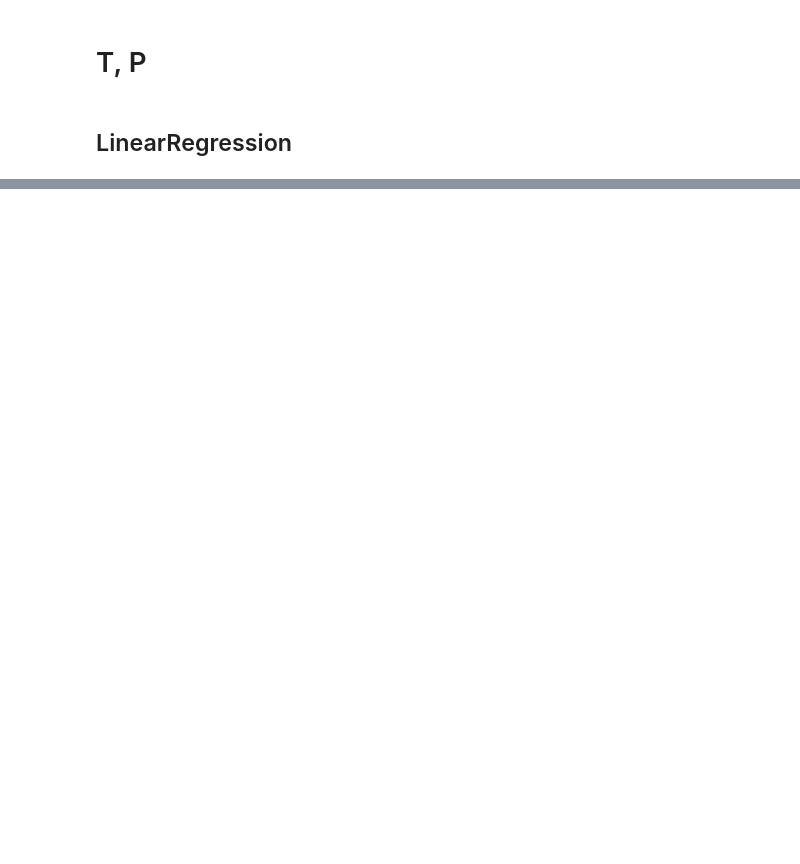
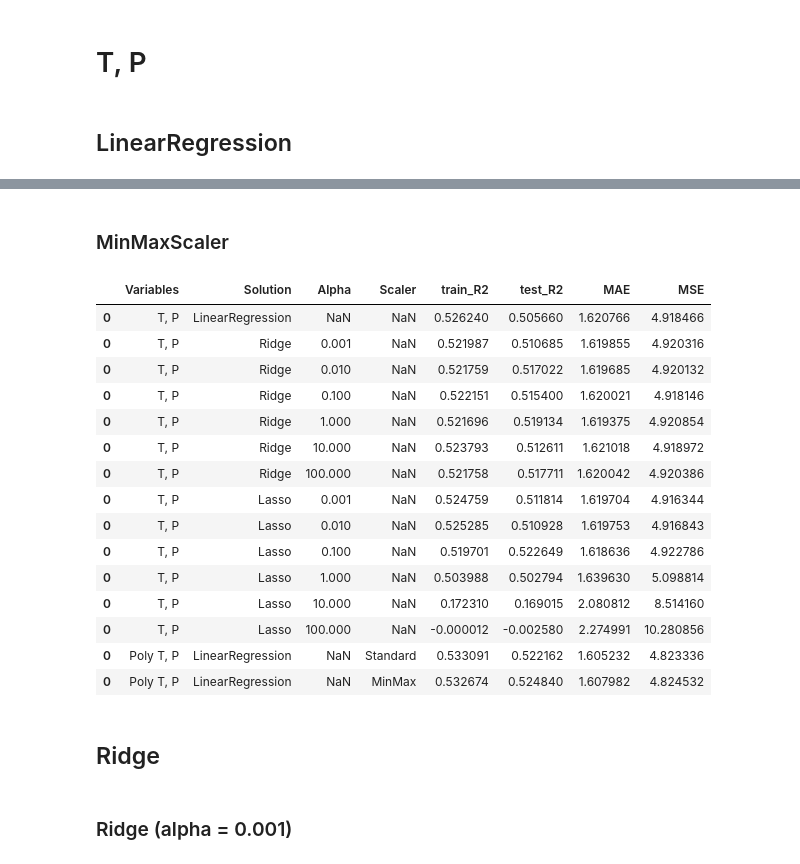
Before and after one commit to hoonzi-s/APC, a Jupyter notebook: #1 ALK _ 213BTMRVP Inferential _ Rev 1.ipynb, the cells around one changed output, grey strips where cells are left out. Saved outputs shown, nothing was run; the diff lists cells and outputs as text; code cells hidden in the pictures; blank space fills up the shorter version.

```diff
--- a/#1 ALK _ 213BTMRVP Inferential _ Rev 1.ipynb
+++ b/#1 ALK _ 213BTMRVP Inferential _ Rev 1.ipynb
@@ -149,0 +827,71 @@ array([0.53683313, 0.51509221, 0.52252735, 0.46618886, 0.60315708])
+# %% [markdown]
+### MinMaxScaler
+# %%
+input = data[['T', 'P']]
+target = data['RVP']
+
+pf = PolynomialFeatures()
+pf.fit(input)
+input_poly = pf.transform(input)
+
+train_R2 = []
+test_R2 = []
+mae = []
+mse = []
+
+vars = 'Poly T, P'
+soln = 'LinearRegression'
+alpha = np.nan
+scaler = 'MinMax'
+# %%
+for i in range(n):
+  train_input, test_input, train_target, test_target = tts(input_poly, target, test_size = 7/27)
+  mm = MinMaxScaler()
+  mm.fit(train_input)
+  input_poly = mm.transform(input_poly)
+  train_poly = mm.transform(train_input)
+  test_poly = mm.transform(test_input)
+
+  lr = LinearRegression()
+  scores = cross_validate(lr, train_poly, train_target, cv = KFold(), return_estimator = True)
+
+  best_index = np.argmax(scores['test_score'])
+  best_model = scores['estimator'][best_index]
+
+  train_R2.append(best_model.score(train_poly, train_target))
+  test_R2.append(best_model.score(test_poly, test_target))
+  inferential = np.sum(best_model.coef_ * input_poly, axis = 1) + best_model.intercept_
+  mae.append(MAE(target, inferential))
+  mse.append(MSE(target, inferential))
+
+new = pd.DataFrame({'Variables': vars,
+                    'Solution': soln,
+                    'Scaler': scaler,
+                    'train_R2': np.mean(train_R2),
+                    'test_R2': np.mean(test_R2),
+                    'MAE': np.mean(mae),
+                    'MSE': np.mean(mse)},
+                   index = [0])
+information = pd.concat([information, new])
+information
+# %% [output]
+|  | Variables | Solution | Alpha | Scaler | train_R2 | test_R2 | MAE | MSE |
+| 0 | T, P | LinearRegression | NaN | NaN | 0.526240 | 0.505660 | 1.620766 | 4.918466 |
+| 0 | T, P | Ridge | 0.001 | NaN | 0.521987 | 0.510685 | 1.619855 | 4.920316 |
+| 0 | T, P | Ridge | 0.010 | NaN | 0.521759 | 0.517022 | 1.619685 | 4.920132 |
+| 0 | T, P | Ridge | 0.100 | NaN | 0.522151 | 0.515400 | 1.620021 | 4.918146 |
+| 0 | T, P | Ridge | 1.000 | NaN | 0.521696 | 0.519134 | 1.619375 | 4.920854 |
+| 0 | T, P | Ridge | 10.000 | NaN | 0.523793 | 0.512611 | 1.621018 | 4.918972 |
+| 0 | T, P | Ridge | 100.000 | NaN | 0.521758 | 0.517711 | 1.620042 | 4.920386 |
+| 0 | T, P | Lasso | 0.001 | NaN | 0.524759 | 0.511814 | 1.619704 | 4.916344 |
+| 0 | T, P | Lasso | 0.010 | NaN | 0.525285 | 0.510928 | 1.619753 | 4.916843 |
+| 0 | T, P | Lasso | 0.100 | NaN | 0.519701 | 0.522649 | 1.618636 | 4.922786 |
+| 0 | T, P | Lasso | 1.000 | NaN | 0.503988 | 0.502794 | 1.639630 | 5.098814 |
+| 0 | T, P | Lasso | 10.000 | NaN | 0.172310 | 0.169015 | 2.080812 | 8.514160 |
+| 0 | T, P | Lasso | 100.000 | NaN | -0.000012 | -0.002580 | 2.274991 | 10.280856 |
+| 0 | Poly T, P | LinearRegression | NaN | Standard | 0.533091 | 0.522162 | 1.605232 | 4.823336 |
+| 0 | Poly T, P | LinearRegression | NaN | MinMax | 0.532674 | 0.524840 | 1.607982 | 4.824532 |
+# %% [markdown]
+## Ridge
+# %% [markdown]
+### Ridge (alpha = 0.001)
```
Also changed, not shown: parts of 52 cells of this notebook.
